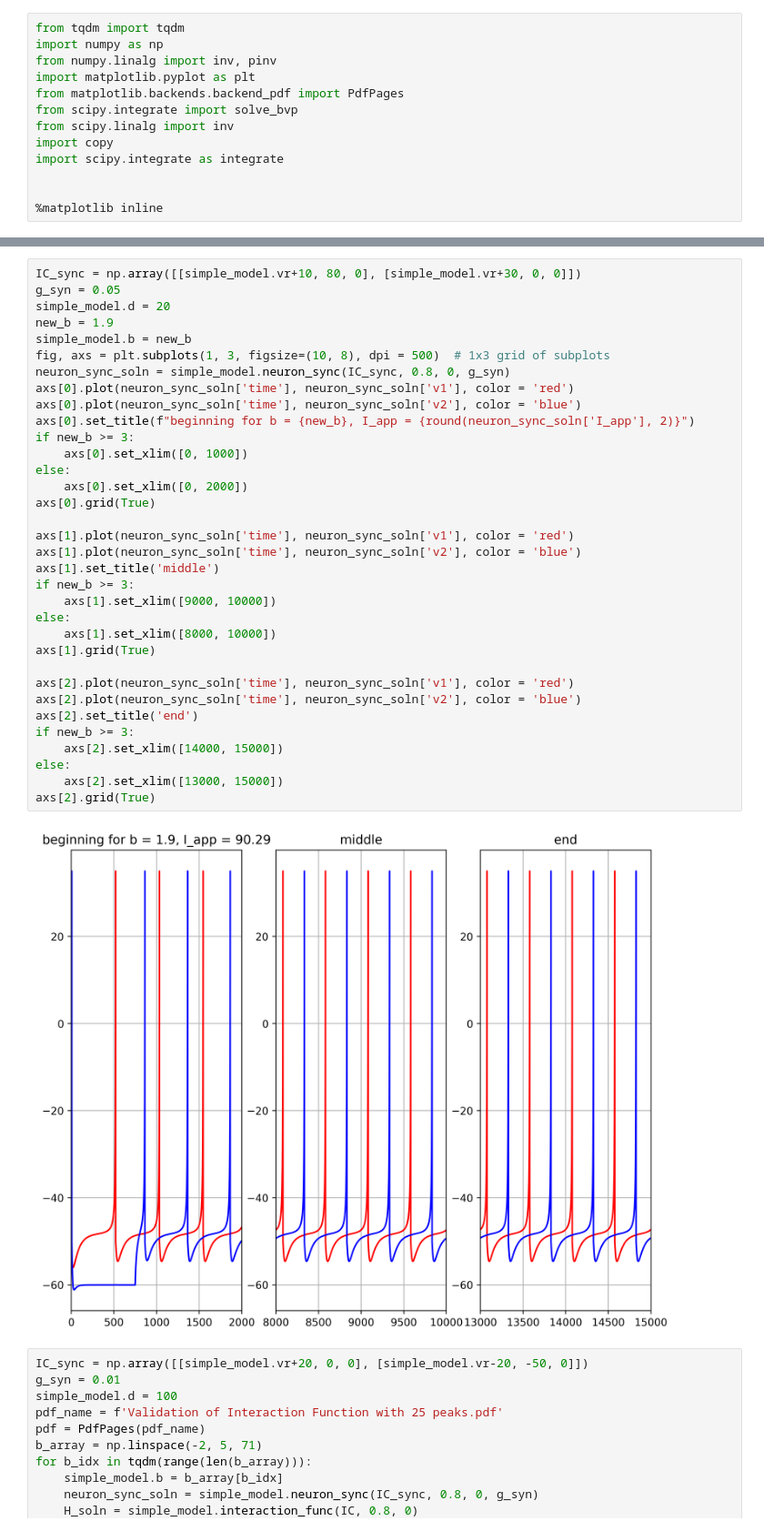
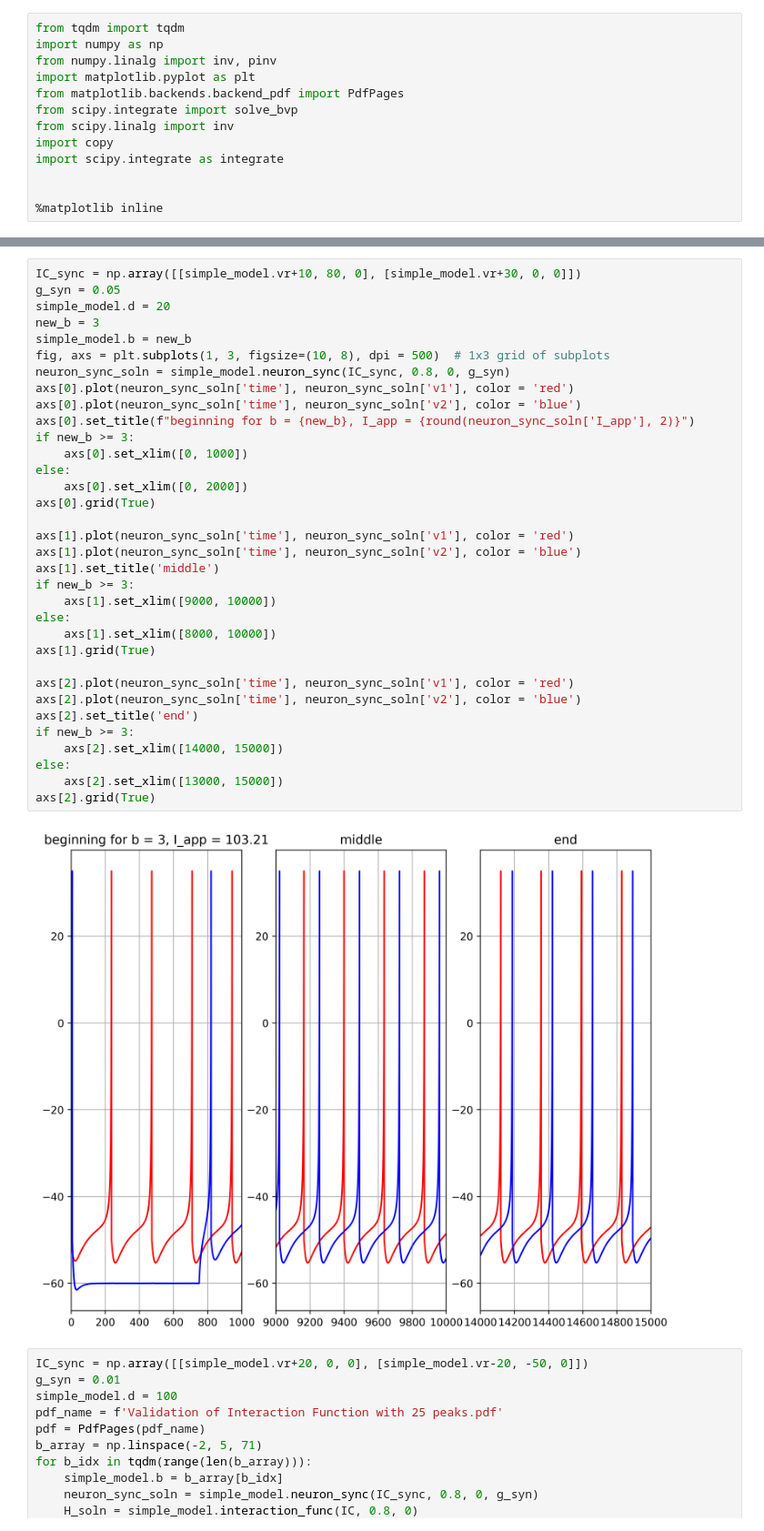
Before and after one commit to III-Derek/USRA-2024, a Jupyter notebook: phase_model.ipynb, the cells around one changed output, grey strips where cells are left out. Shown at 91% size. Cells and saved outputs as stored; diff of their text form.

```diff
--- a/phase_model.ipynb
+++ b/phase_model.ipynb
@@ -759,38 +801,38 @@ IC = np.array([simple_model.vr, 0])
 IC_sync = np.array([[simple_model.vr+10, 80, 0], [simple_model.vr+30, 0, 0]])
 g_syn = 0.05
 simple_model.d = 20
-new_b = 1.9
+new_b = 3
 simple_model.b = new_b
 fig, axs = plt.subplots(1, 3, figsize=(10, 8), dpi = 500)  # 1x3 grid of subplots
 neuron_sync_soln = simple_model.neuron_sync(IC_sync, 0.8, 0, g_syn)
 axs[0].plot(neuron_sync_soln['time'], neuron_sync_soln['v1'], color = 'red')
 axs[0].plot(neuron_sync_soln['time'], neuron_sync_soln['v2'], color = 'blue')
 axs[0].set_title(f"beginning for b = {new_b}, I_app = {round(neuron_sync_soln['I_app'], 2)}")
 if new_b >= 3:
     axs[0].set_xlim([0, 1000])
 else:
     axs[0].set_xlim([0, 2000])
 axs[0].grid(True)
 
 axs[1].plot(neuron_sync_soln['time'], neuron_sync_soln['v1'], color = 'red')
 axs[1].plot(neuron_sync_soln['time'], neuron_sync_soln['v2'], color = 'blue')
 axs[1].set_title('middle')
 if new_b >= 3:
     axs[1].set_xlim([9000, 10000])
 else:
     axs[1].set_xlim([8000, 10000])
 axs[1].grid(True)
 
 axs[2].plot(neuron_sync_soln['time'], neuron_sync_soln['v1'], color = 'red')
 axs[2].plot(neuron_sync_soln['time'], neuron_sync_soln['v2'], color = 'blue')
 axs[2].set_title('end')
 if new_b >= 3:
     axs[2].set_xlim([14000, 15000])
 else:
     axs[2].set_xlim([13000, 15000])
 axs[2].grid(True)
 # %% [output]
-[figure, old version]
+[figure, new version]
 # %%
 IC_sync = np.array([[simple_model.vr+20, 0, 0], [simple_model.vr-20, -50, 0]])
 g_syn = 0.01
```
Also changed, not shown: parts of 3 cells of this notebook.
